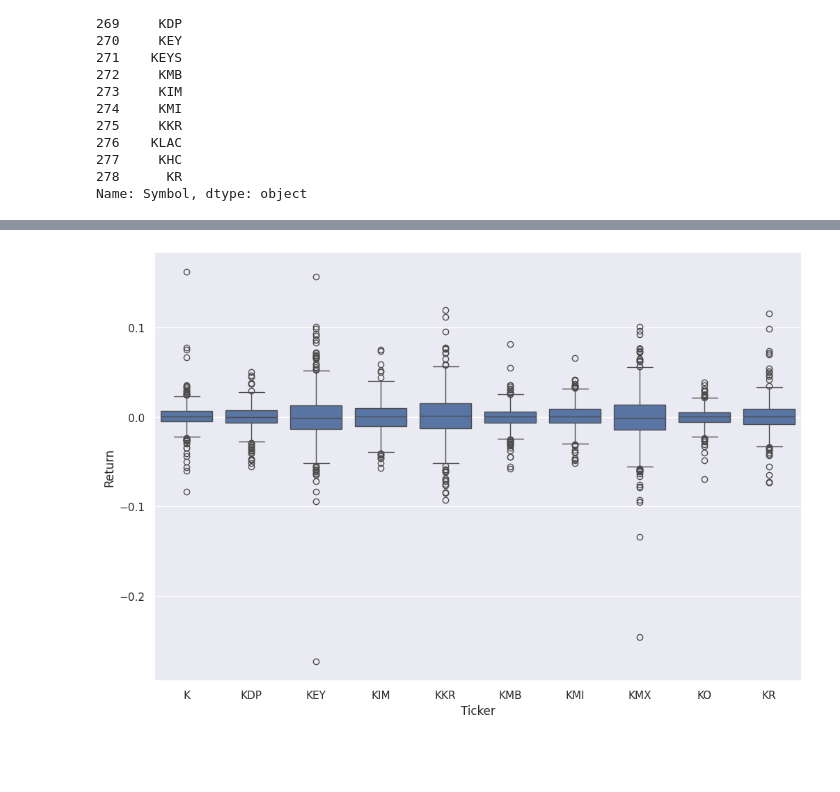
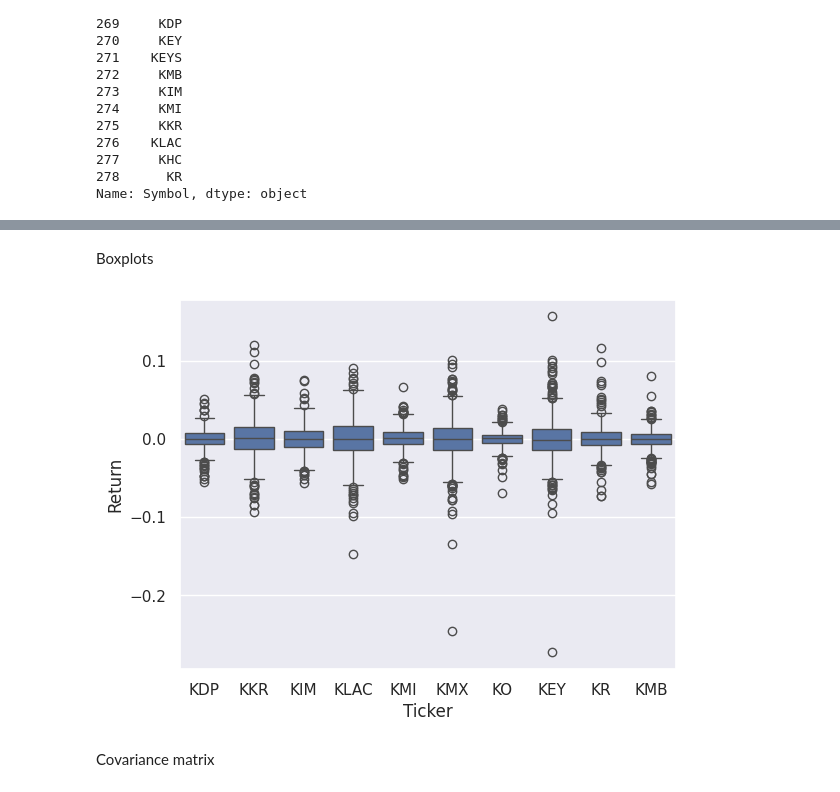
Before and after one commit to JKural/risk-and-performance-measurement-project, a Jupyter notebook: project.ipynb, the cells around one changed output, grey strips where cells are left out. Drawn from its saved outputs; the diff is of its cells as text; code cells hidden in the pictures; blank space fills up the shorter version.

```diff
--- a/project.ipynb
+++ b/project.ipynb
@@ -51,7 +66,7 @@ Name: Symbol, dtype: object
 # %%
-# the symbols have been randomized and then hard coded for consistency
+# The symbols have been randomized and then hard coded for reproducibility
 #selected_symbols = rng.choice(potential_symbols, size=10, replace=False)
-selected_symbols = ['KDP', 'KKR', 'KIM', 'K', 'KMI', 'KMX', 'KO', 'KEY', 'KR', 'KMB']
-selected_symbols = np.array(selected_symbols)
+selected_symbols = ['KDP', 'KKR', 'KIM', 'KLAC', 'KMI', 'KMX', 'KO', 'KEY', 'KR', 'KMB']
+selected_symbols = pd.Series(selected_symbols, name='Symbol')
 selected_symbols
 # %% [output]
@@ -90,5 +148,4 @@ close_prices.head()
 # %%
-# calculate simple returns
-returns = utils.simple_returns_dataframe(close_prices)
+returns = utils.simple_returns(close_prices)
 returns.head()
 # %% [output]
@@ -121,0 +177,3 @@ plt.show()
+# %%
+# transform into long form dateframe
+returns_long_form = returns.melt(value_vars=selected_symbols, value_name='Return', ignore_index=False)
@@ -151,8 +200,13 @@ returns_long_form.head()
+# %% [markdown]
+Boxplots
 # %%
-fig, ax = plt.subplots(figsize=(12, 8))
+fig, ax = plt.subplots()
 sns.boxplot(returns_long_form, x='Ticker', y='Return', ax=ax)
+plt.savefig("figs/all_returns_boxplots.pdf")
 plt.show()
 # %% [output]
-[figure, old version]
+[figure, new version]
+# %% [markdown]
+Covariance matrix
 # %%
 corr = returns.corr()
```
Also changed, not shown: parts of 77 cells of this notebook, 29 other files.
